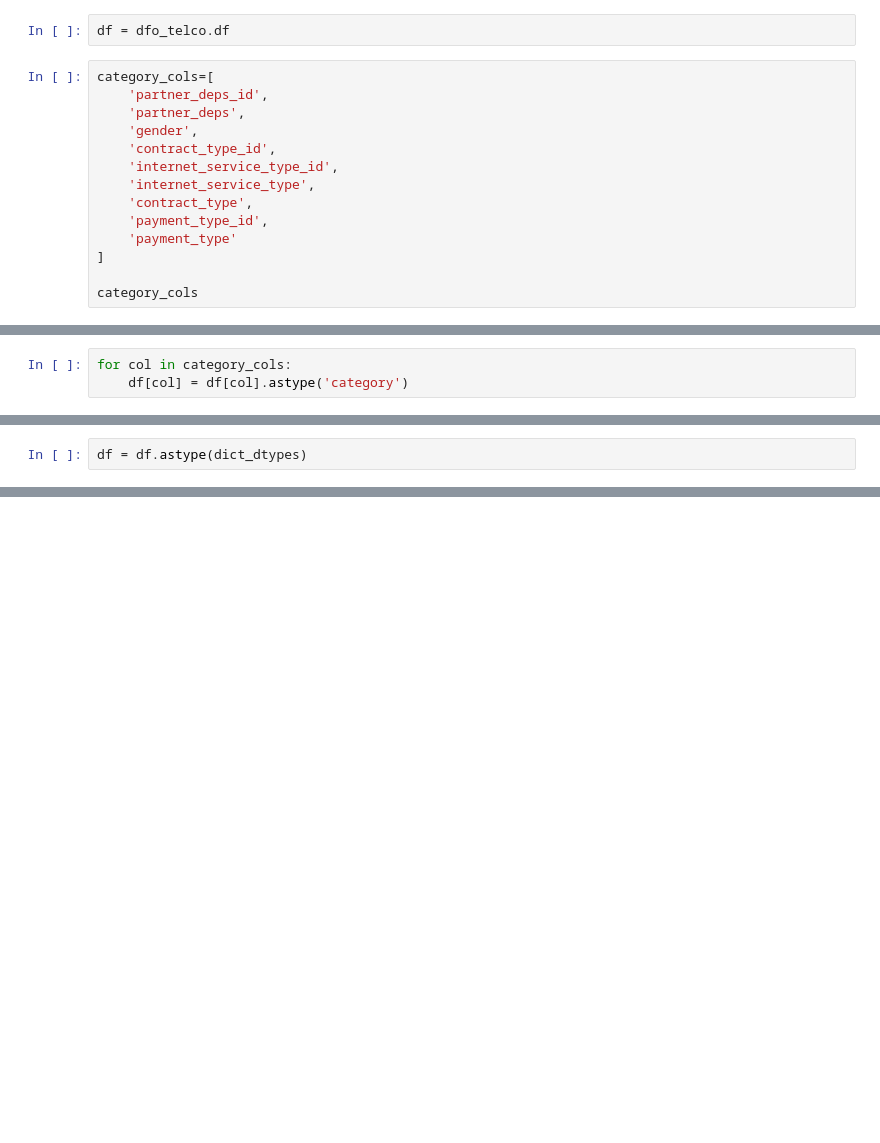
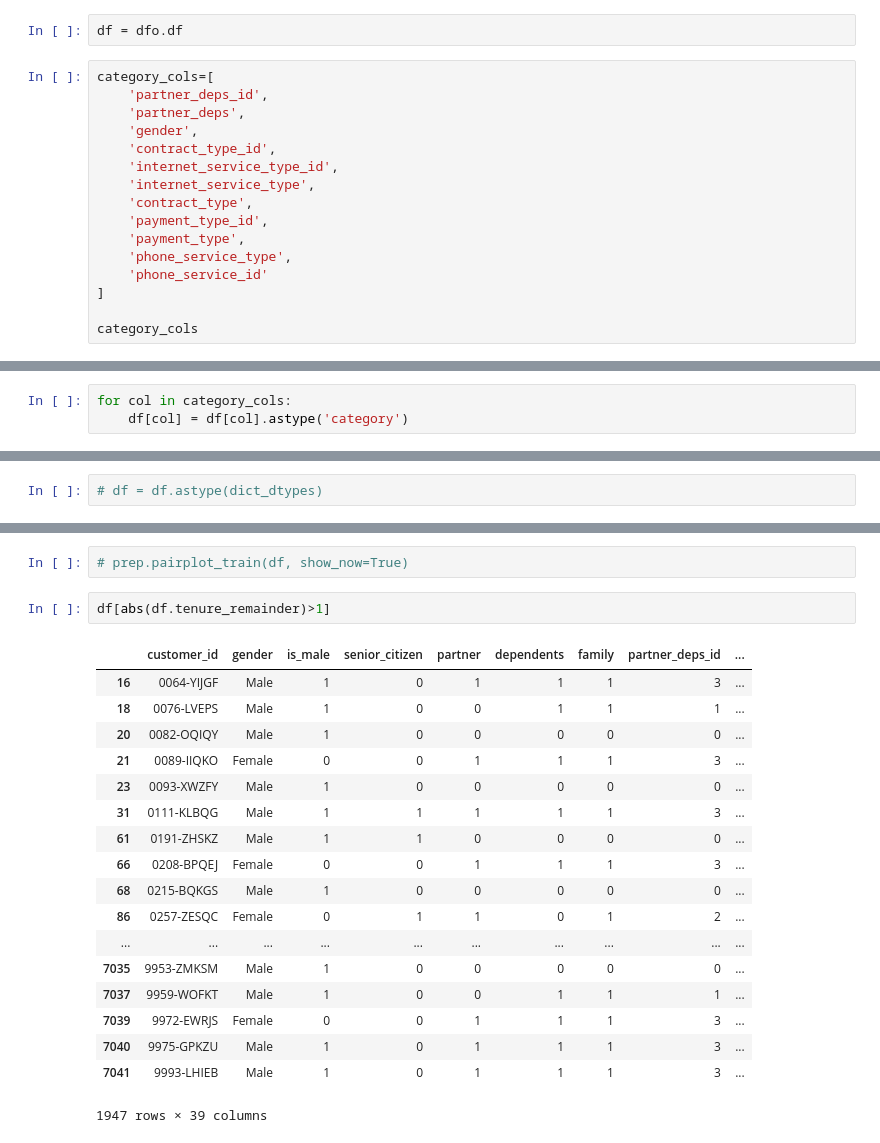
Before and after one commit to kjeliasen/TelcOMG, a Jupyter notebook: Telco_Churn_working.ipynb, the cells around one changed output, grey strips where cells are left out. Drawn from its saved outputs; the diff is of its cells as text; blank space fills up the shorter version.

```diff
--- a/Telco_Churn_working.ipynb
+++ b/Telco_Churn_working.ipynb
@@ -49,5 +49,5 @@ ending set_dfo ; time: 7.724761962890625e-05
 # %%
-df = dfo_telco.df
+df = dfo.df
 # %%
 category_cols=[
     'partner_deps_id',
@@ -58,7 +58,9 @@ category_cols=[
     'internet_service_type',
     'contract_type',
     'payment_type_id',
-    'payment_type'
+    'payment_type',
+    'phone_service_type',
+    'phone_service_id'
 ]
 
 category_cols
@@ -111,2 +95,2 @@ print(dict_dtypes)
 # %%
-df = df.astype(dict_dtypes)
+# df = df.astype(dict_dtypes)
@@ -133,3 +125,26 @@ dtype: object
+# %%
+# prep.pairplot_train(df, show_now=True)
+# %%
+df[abs(df.tenure_remainder)>1]
+# %% [output]
+|  | customer_id | gender | is_male | senior_citizen | partner | dependents | family | partner_deps_id | ... |
+| 16 | 0064-YIJGF | Male | 1 | 0 | 1 | 1 | 1 | 3 | ... |
+| 18 | 0076-LVEPS | Male | 1 | 0 | 0 | 1 | 1 | 1 | ... |
+| 20 | 0082-OQIQY | Male | 1 | 0 | 0 | 0 | 0 | 0 | ... |
+| 21 | 0089-IIQKO | Female | 0 | 0 | 1 | 1 | 1 | 3 | ... |
+| 23 | 0093-XWZFY | Male | 1 | 0 | 0 | 0 | 0 | 0 | ... |
+| 31 | 0111-KLBQG | Male | 1 | 1 | 1 | 1 | 1 | 3 | ... |
+| 61 | 0191-ZHSKZ | Male | 1 | 1 | 0 | 0 | 0 | 0 | ... |
+| 66 | 0208-BPQEJ | Female | 0 | 0 | 1 | 1 | 1 | 3 | ... |
+| 68 | 0215-BQKGS | Male | 1 | 0 | 0 | 0 | 0 | 0 | ... |
+| 86 | 0257-ZESQC | Female | 0 | 1 | 1 | 0 | 1 | 2 | ... |
+| ... | ... | ... | ... | ... | ... | ... | ... | ... | ... |
+| 7035 | 9953-ZMKSM | Male | 1 | 0 | 0 | 0 | 0 | 0 | ... |
+| 7037 | 9959-WOFKT | Male | 1 | 0 | 0 | 1 | 1 | 1 | ... |
+| 7039 | 9972-EWRJS | Female | 0 | 0 | 1 | 1 | 1 | 3 | ... |
+| 7040 | 9975-GPKZU | Male | 1 | 0 | 1 | 1 | 1 | 3 | ... |
+| 7041 | 9993-LHIEB | Male | 1 | 0 | 1 | 1 | 1 | 3 | ... |
+1947 rows × 39 columns
 # %%
 frame_splain(df, splain=True)
 # %% [output]
```
Also changed, not shown: parts of 14 cells of this notebook, 2 other files.
